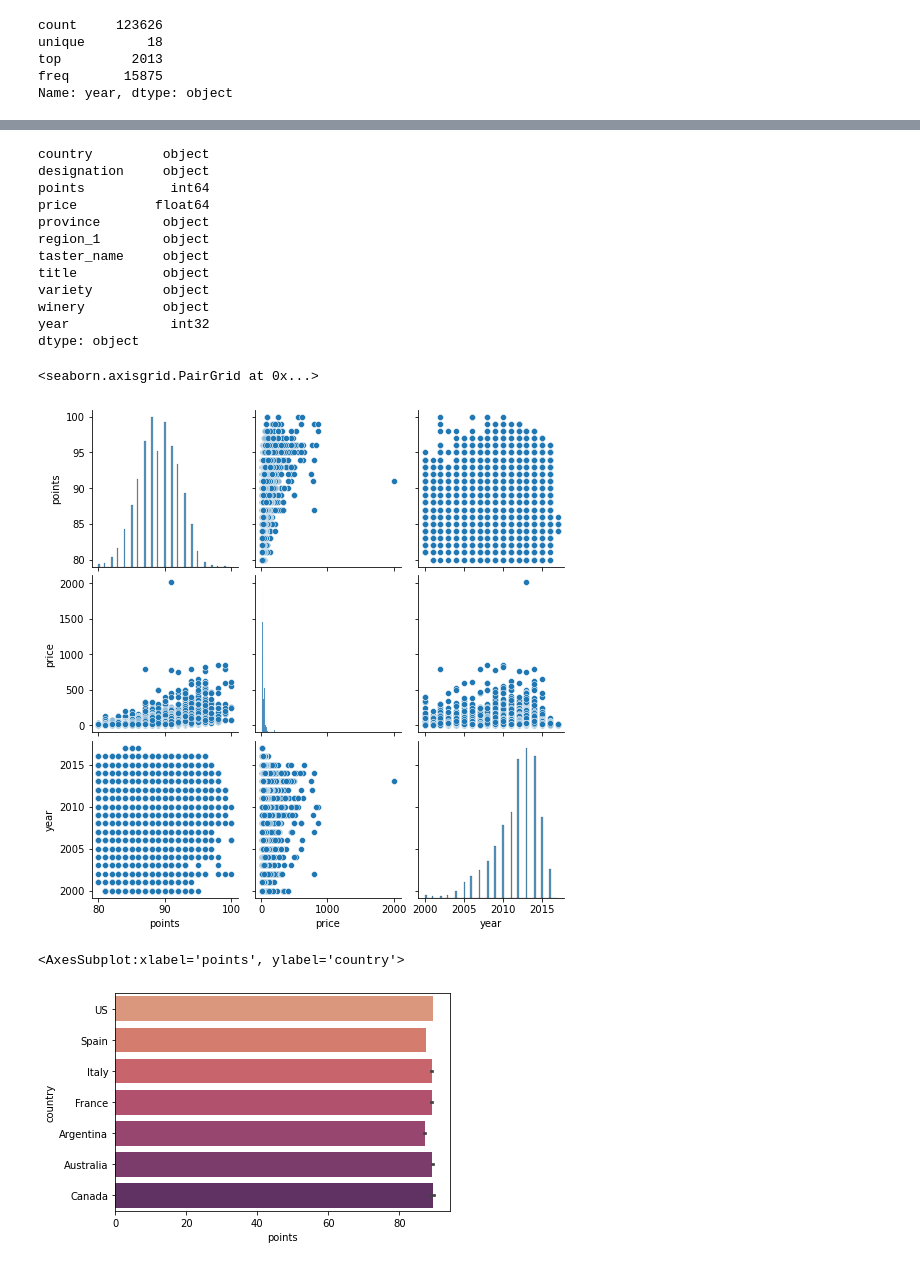
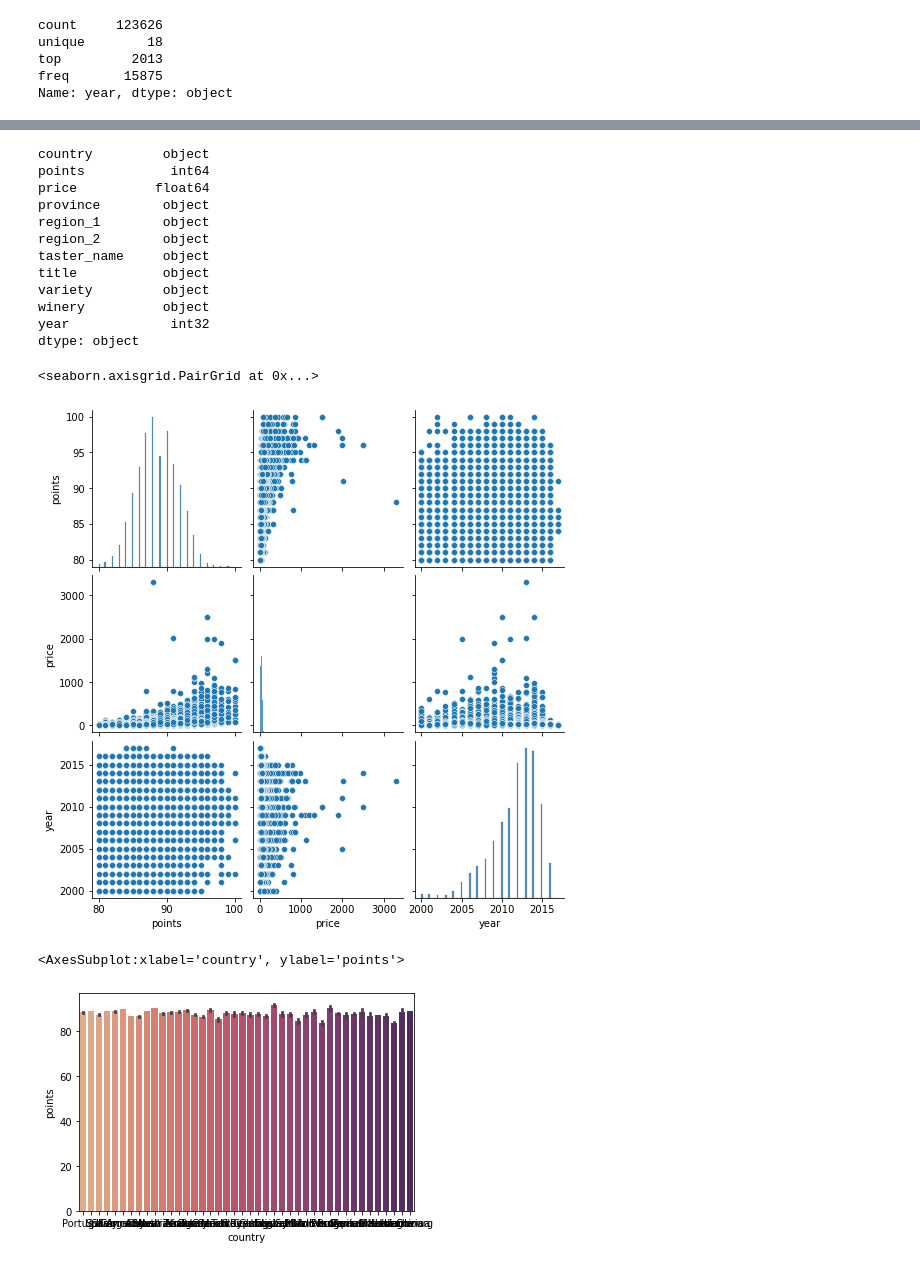
Before and after one commit to whitneyshine/austin_project, a Jupyter notebook: Wine_Ratings.ipynb, the cells around one changed output, grey strips where cells are left out. Saved outputs shown, nothing was run; the diff lists cells and outputs as text; code cells hidden in the pictures.

```diff
--- a/Wine_Ratings.ipynb
+++ b/Wine_Ratings.ipynb
@@ -124,3 +124,7 @@ Data columns (total 14 columns):
  13  year                   123626 non-null  object
 dtypes: float64(1), int64(1), object(12)
 memory usage: 13.9+ MB
+# %%
+# Replace null values in region_1 column with province name.
+wine_ratings_df['region_1'].fillna(wine_ratings_df['province'], inplace=True)
+wine_ratings_df.head(10)
@@ -126,0 +143,4 @@ memory usage: 13.9+ MB
+# %%
+# Replace null values in region_2 column with region_1 name.
+wine_ratings_df['region_2'].fillna(wine_ratings_df['region_1'], inplace=True)
+wine_ratings_df.head(10)
@@ -158,6 +211,7 @@ freq       15875
 Name: year, dtype: object
 # %%
 # create new dataframe with only the columns we want to keep.
-selected_columns = ['country', 'designation', 'points', 'price', 'province',
-       'region_1', 'taster_name', 'title', 'variety', 'winery', 'year']
+selected_columns = ['country', 'points', 'price', 'province','region_1',
+                    'region_2', 'taster_name', 'title', 'variety', 'winery', 'year']
 wine_ratings_df = wine_ratings_df[selected_columns]
+wine_ratings_df
@@ -470,11 +559,11 @@ wine_ratings_df.head()
 wine_ratings_df.dtypes
 # %% [output]
 country         object
-designation     object
 points           int64
 price          float64
 province        object
 region_1        object
+region_2        object
 taster_name     object
 title           object
 variety         object
@@ -486,10 +575,10 @@ dtype: object
 sns.pairplot(wine_ratings_df)
 # %% [output]
 <seaborn.axisgrid.PairGrid at 0x...>
-[figure, old version]
+[figure, new version]
 # %%
 # Create bar plot of wine ratings by country.
-sns.barplot(x='points', y='country', data=wine_ratings_df, palette='flare')
+sns.barplot(x='country', y='points', data=wine_ratings_df, palette='flare')
 # %% [output]
-<AxesSubplot:xlabel='points', ylabel='country'>
+<AxesSubplot:xlabel='country', ylabel='points'>
-[figure, old version]
+[figure, new version]
```
Also changed, not shown: parts of 21 cells of this notebook.
